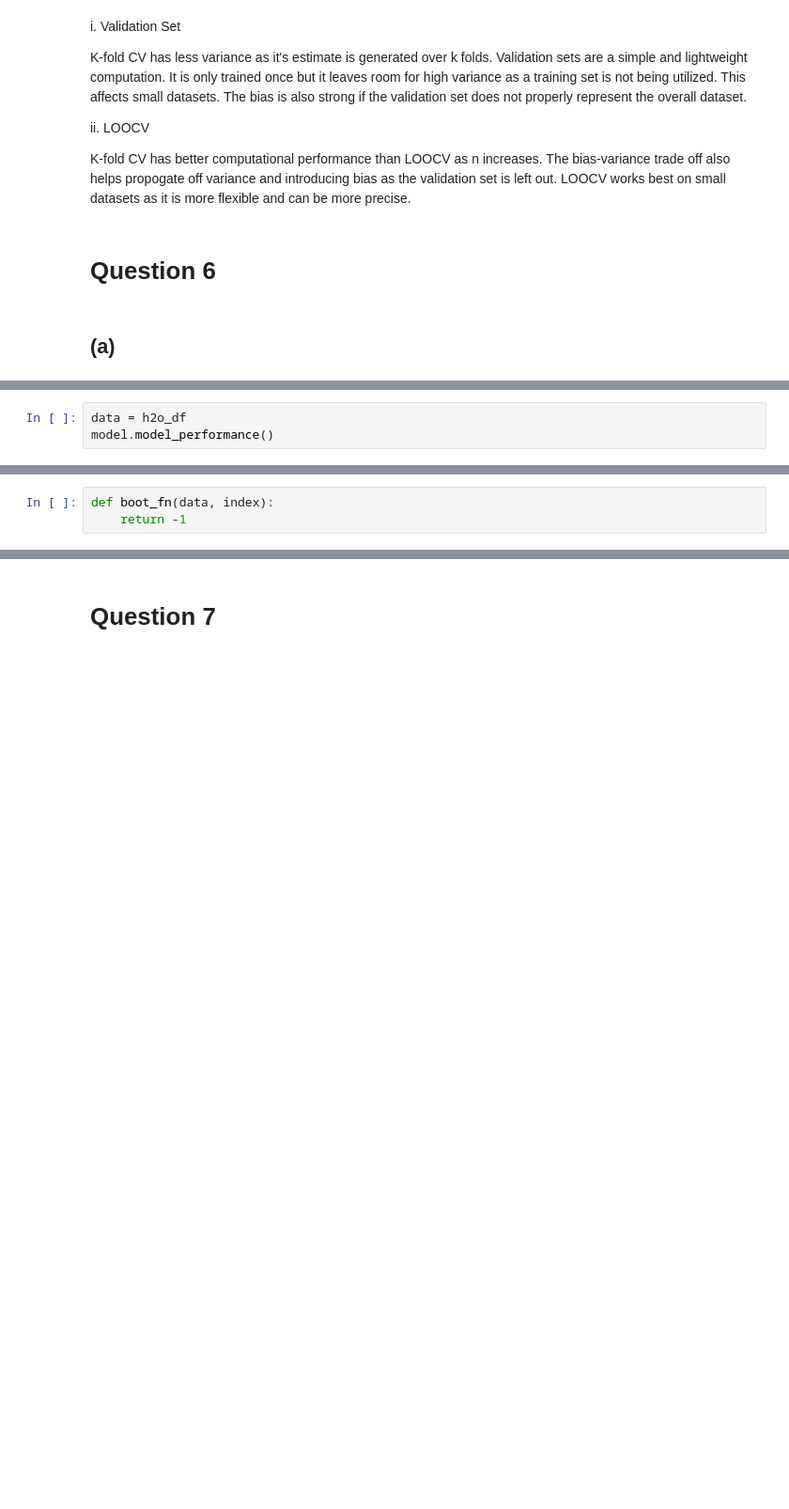
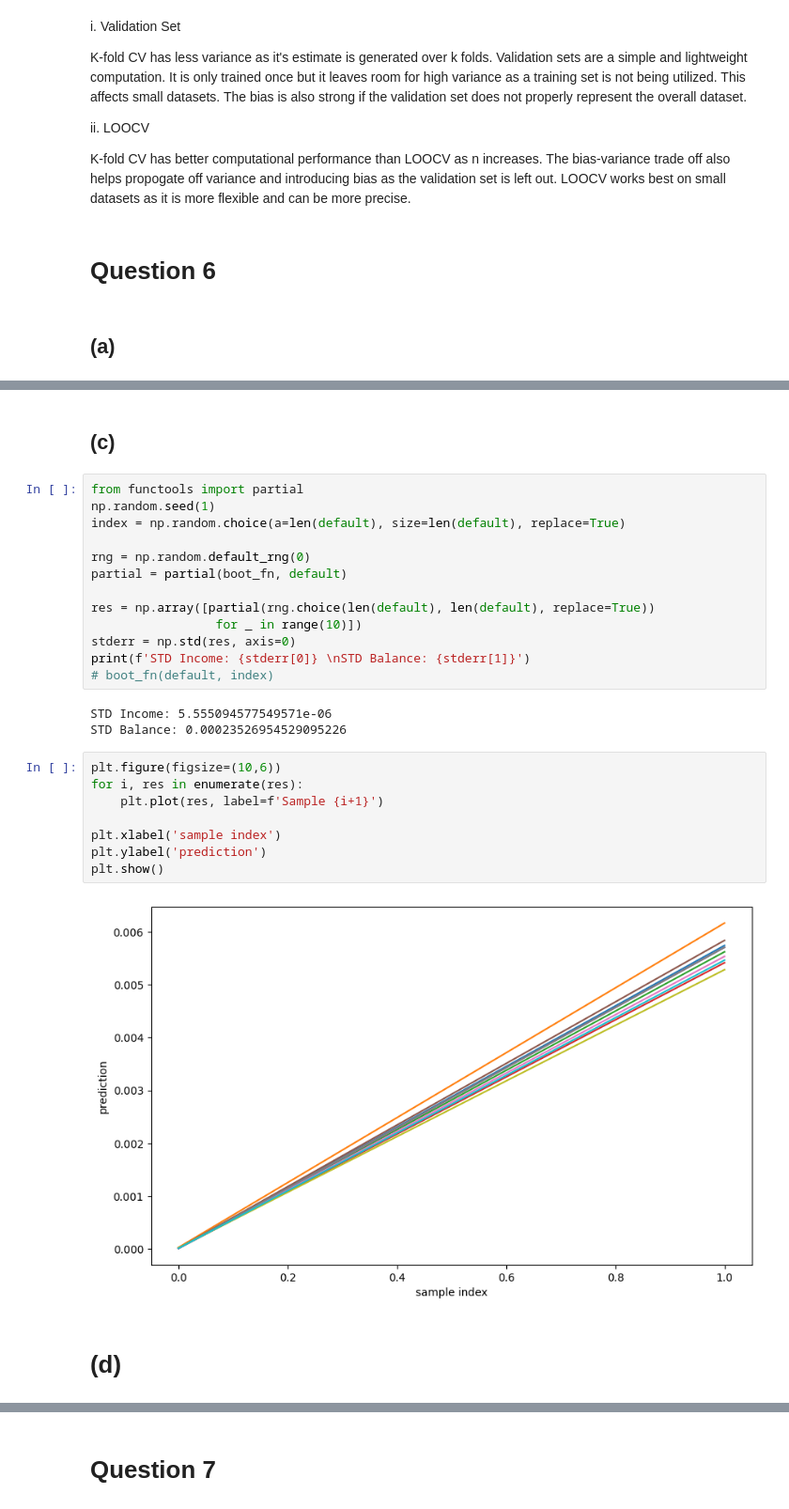
Before and after one commit to woooocoder/machine-learning, a Jupyter notebook: hw4/hw4.ipynb, the cells around one changed output, grey strips where cells are left out. Shown at 94% size. Drawn from its saved outputs; the diff is of its cells as text; blank space fills up the shorter version.

```diff
--- a/hw4/hw4.ipynb
+++ b/hw4/hw4.ipynb
@@ -55,3 +102,0 @@ $Y=-11.2464+3.15*10^{-5}\beta_1+0.0054\beta_2$
-# %%
-data = h2o_df
-model.model_performance()
@@ -101,3 +102,0 @@ Gains/Lift Table: Avg response rate: 3.24 %, avg score: 3.24 %
-# %%
-def boot_fn(data, index):
-    return -1
@@ -103,0 +130,30 @@ def boot_fn(data, index):
+# %% [markdown]
+## (c)
+# %%
+from functools import partial
+np.random.seed(1)
+index = np.random.choice(a=len(default), size=len(default), replace=True)
+
+rng = np.random.default_rng(0)
+partial = partial(boot_fn, default)
+
+res = np.array([partial(rng.choice(len(default), len(default), replace=True))
+                 for _ in range(10)])
+stderr = np.std(res, axis=0)
+print(f'STD Income: {stderr[0]} \nSTD Balance: {stderr[1]}')
+# boot_fn(default, index)
+# %% [output]
+STD Income: 5.555094577549571e-06
+STD Balance: 0.00023526954529095226
+# %%
+plt.figure(figsize=(10,6))
+for i, res in enumerate(res):
+    plt.plot(res, label=f'Sample {i+1}')
+
+plt.xlabel('sample index')
+plt.ylabel('prediction')
+plt.show()
+# %% [output]
+[figure, added]
+# %% [markdown]
+# (d)
```
Also changed, not shown: parts of 17 cells of this notebook, 2 other files.
